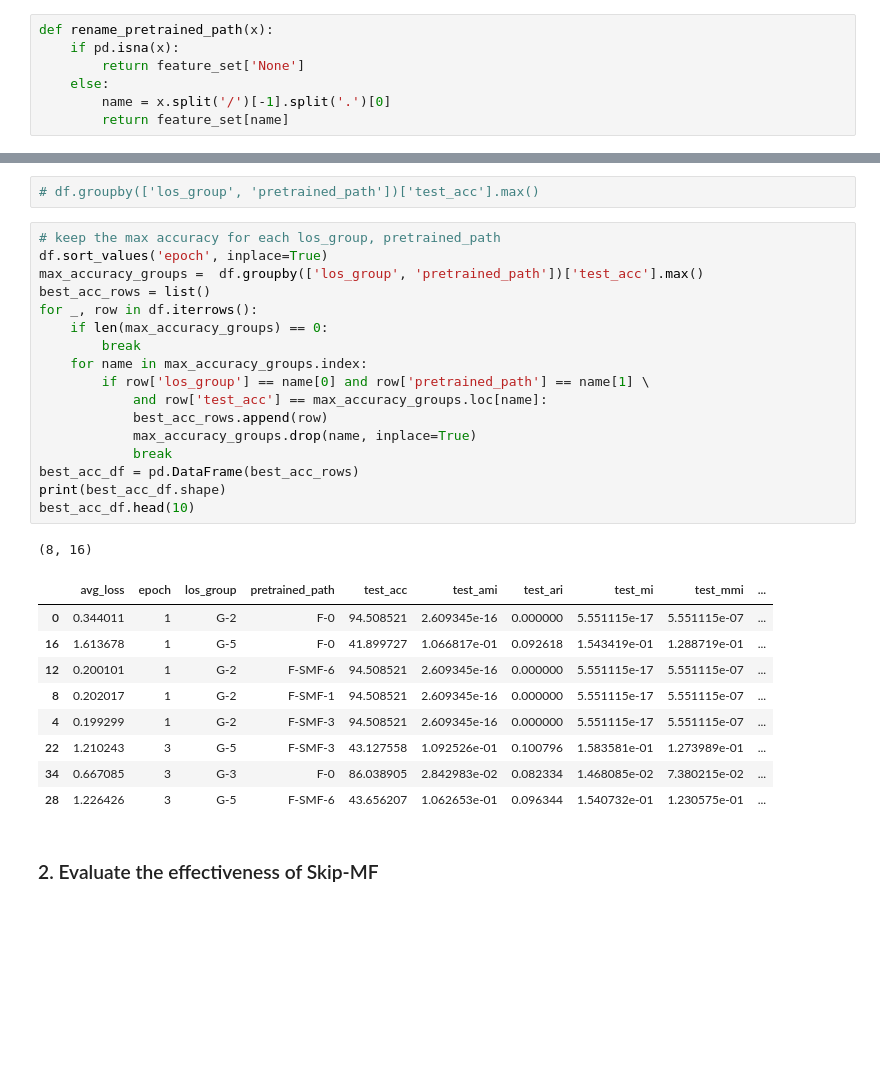
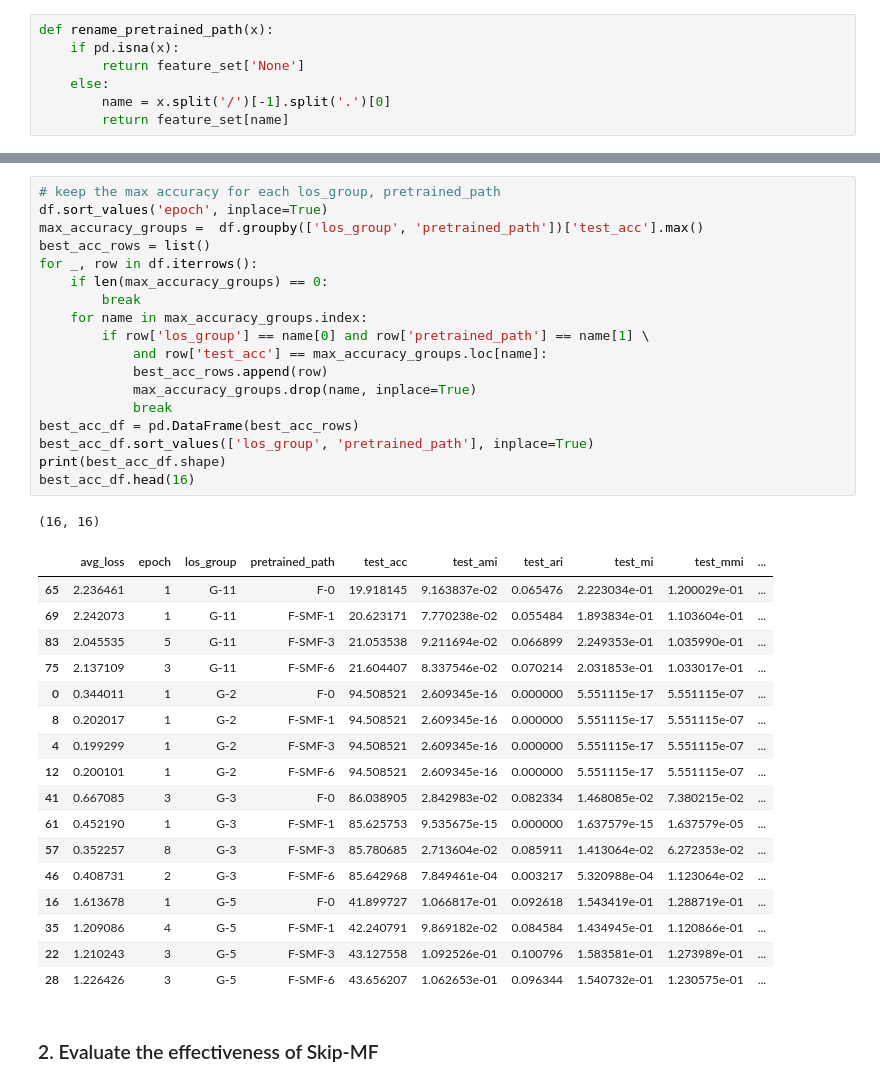
Before and after one commit to hatttruong/feature2vec, a Jupyter notebook: experiments/los_result.ipynb, the cells around one changed output, grey strips where cells are left out. Saved outputs shown, nothing was run; the diff lists cells and outputs as text; blank space fills up the shorter version.

```diff
--- a/experiments/los_result.ipynb
+++ b/experiments/los_result.ipynb
@@ -56,32 +56,39 @@ shape:  (38, 16)
-# %%
-# df.groupby(['los_group', 'pretrained_path'])['test_acc'].max()
 # %%
 # keep the max accuracy for each los_group, pretrained_path
 df.sort_values('epoch', inplace=True)
 max_accuracy_groups =  df.groupby(['los_group', 'pretrained_path'])['test_acc'].max()
 best_acc_rows = list()
 for _, row in df.iterrows():
     if len(max_accuracy_groups) == 0:
         break
     for name in max_accuracy_groups.index:
         if row['los_group'] == name[0] and row['pretrained_path'] == name[1] \
             and row['test_acc'] == max_accuracy_groups.loc[name]:
             best_acc_rows.append(row)
             max_accuracy_groups.drop(name, inplace=True)
             break
 best_acc_df = pd.DataFrame(best_acc_rows)
+best_acc_df.sort_values(['los_group', 'pretrained_path'], inplace=True)
 print(best_acc_df.shape)
-best_acc_df.head(10)
+best_acc_df.head(16)
 # %% [output]
-(8, 16)
+(16, 16)
 |  | avg_loss | epoch | los_group | pretrained_path | test_acc | test_ami | test_ari | test_mi | test_mmi | ... |
+| 65 | 2.236461 | 1 | G-11 | F-0 | 19.918145 | 9.163837e-02 | 0.065476 | 2.223034e-01 | 1.200029e-01 | ... |
+| 69 | 2.242073 | 1 | G-11 | F-SMF-1 | 20.623171 | 7.770238e-02 | 0.055484 | 1.893834e-01 | 1.103604e-01 | ... |
+| 83 | 2.045535 | 5 | G-11 | F-SMF-3 | 21.053538 | 9.211694e-02 | 0.066899 | 2.249353e-01 | 1.035990e-01 | ... |
+| 75 | 2.137109 | 3 | G-11 | F-SMF-6 | 21.604407 | 8.337546e-02 | 0.070214 | 2.031853e-01 | 1.033017e-01 | ... |
 | 0 | 0.344011 | 1 | G-2 | F-0 | 94.508521 | 2.609345e-16 | 0.000000 | 5.551115e-17 | 5.551115e-07 | ... |
-| 16 | 1.613678 | 1 | G-5 | F-0 | 41.899727 | 1.066817e-01 | 0.092618 | 1.543419e-01 | 1.288719e-01 | ... |
-| 12 | 0.200101 | 1 | G-2 | F-SMF-6 | 94.508521 | 2.609345e-16 | 0.000000 | 5.551115e-17 | 5.551115e-07 | ... |
 | 8 | 0.202017 | 1 | G-2 | F-SMF-1 | 94.508521 | 2.609345e-16 | 0.000000 | 5.551115e-17 | 5.551115e-07 | ... |
 | 4 | 0.199299 | 1 | G-2 | F-SMF-3 | 94.508521 | 2.609345e-16 | 0.000000 | 5.551115e-17 | 5.551115e-07 | ... |
+| 12 | 0.200101 | 1 | G-2 | F-SMF-6 | 94.508521 | 2.609345e-16 | 0.000000 | 5.551115e-17 | 5.551115e-07 | ... |
+| 41 | 0.667085 | 3 | G-3 | F-0 | 86.038905 | 2.842983e-02 | 0.082334 | 1.468085e-02 | 7.380215e-02 | ... |
+| 61 | 0.452190 | 1 | G-3 | F-SMF-1 | 85.625753 | 9.535675e-15 | 0.000000 | 1.637579e-15 | 1.637579e-05 | ... |
+| 57 | 0.352257 | 8 | G-3 | F-SMF-3 | 85.780685 | 2.713604e-02 | 0.085911 | 1.413064e-02 | 6.272353e-02 | ... |
+| 46 | 0.408731 | 2 | G-3 | F-SMF-6 | 85.642968 | 7.849461e-04 | 0.003217 | 5.320988e-04 | 1.123064e-02 | ... |
+| 16 | 1.613678 | 1 | G-5 | F-0 | 41.899727 | 1.066817e-01 | 0.092618 | 1.543419e-01 | 1.288719e-01 | ... |
+| 35 | 1.209086 | 4 | G-5 | F-SMF-1 | 42.240791 | 9.869182e-02 | 0.084584 | 1.434945e-01 | 1.120866e-01 | ... |
 | 22 | 1.210243 | 3 | G-5 | F-SMF-3 | 43.127558 | 1.092526e-01 | 0.100796 | 1.583581e-01 | 1.273989e-01 | ... |
-| 34 | 0.667085 | 3 | G-3 | F-0 | 86.038905 | 2.842983e-02 | 0.082334 | 1.468085e-02 | 7.380215e-02 | ... |
 | 28 | 1.226426 | 3 | G-5 | F-SMF-6 | 43.656207 | 1.062653e-01 | 0.096344 | 1.540732e-01 | 1.230575e-01 | ... |
 # %% [markdown]
 ### 2.  Evaluate the effectiveness of Skip-MF
```
Also changed, not shown: parts of 8 cells of this notebook, 6 other files.
